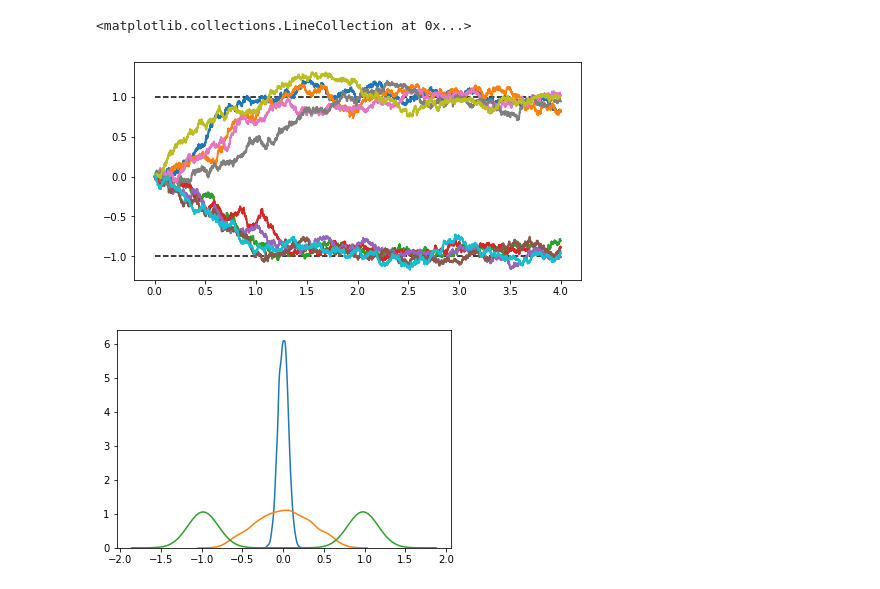
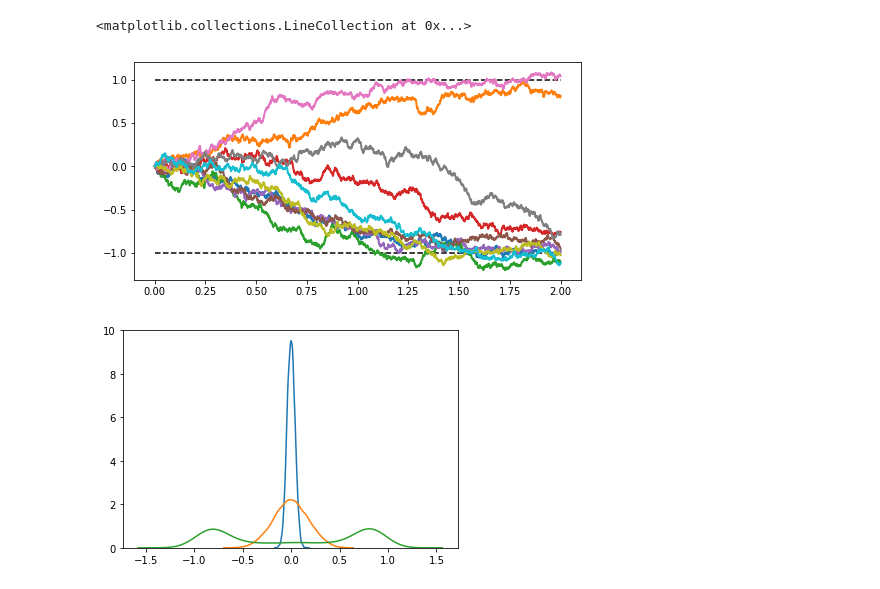
Before and after one commit to vivekhsridhar/decision_geometry, a Jupyter notebook: decision_geometry/output/leaky_competing_accumulator.ipynb, the cells around one changed output. Cells and saved outputs as stored; diff of their text form; code cells hidden in the pictures.

```diff
--- a/decision_geometry/output/leaky_competing_accumulator.ipynb
+++ b/decision_geometry/output/leaky_competing_accumulator.ipynb
@@ -11,7 +11,7 @@ rho2 = 1 - rho1
 tau = 0.2  # Time constant.
 # %%
 dt = .001  # Time step.
-T = 4.  # Total time.
+T = 2.  # Total time.
 n = int(T / dt)  # Number of time steps.
 t = np.linspace(0., T, n)  # Vector of times.
 
@@ -43,20 +43,20 @@ ax.hlines(1, 0, T, linestyles='dashed')
 ax.hlines(-1, 0, T, linestyles='dashed')
 # %% [output]
 <matplotlib.collections.LineCollection at 0x...>
-[figure, old version]
+[figure, new version]
 # %%
 ntrials = 10000
 X1 = np.zeros(ntrials)
 X2 = np.zeros(ntrials)
 for i in range(n):
     # We update the process independently for all trials
     X1 += (dt * ((rho1 - k * X1 - beta * X2) / tau) + sigma_bis * sqrtdt * np.random.randn(ntrials))
     X2 += (dt * ((rho2 - k * X2 - beta * X1) / tau) + sigma_bis * sqrtdt * np.random.randn(ntrials))
     X1[np.where(X1 < 0)[0]] = 0
     X2[np.where(X2 < 0)[0]] = 0
     # We display the histogram for a few points in
     # time
-    if i in (0.01*T/dt, 0.1*T/dt, 0.99*T/dt):
+    if i in (0.01*T/dt, 0.1*T/dt, 0.5*T/dt):
         sns.distplot(X1-X2, bins=20, hist=False, norm_hist=True)
 # %% [output]
-[figure, old version]
+[figure, new version]
```
Also changed, not shown: parts of 2 cells of this notebook.
